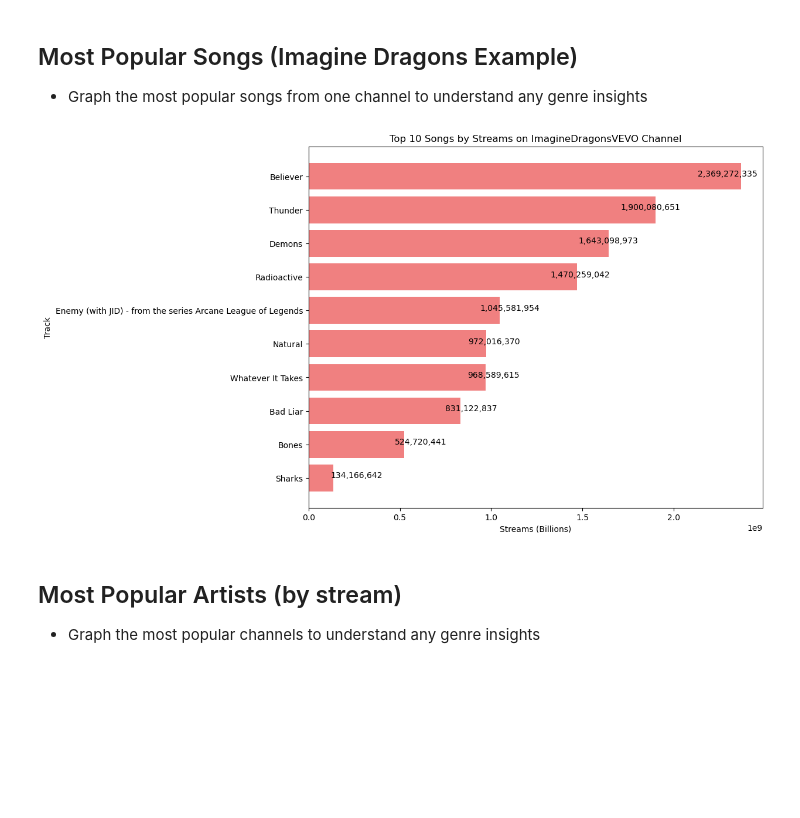
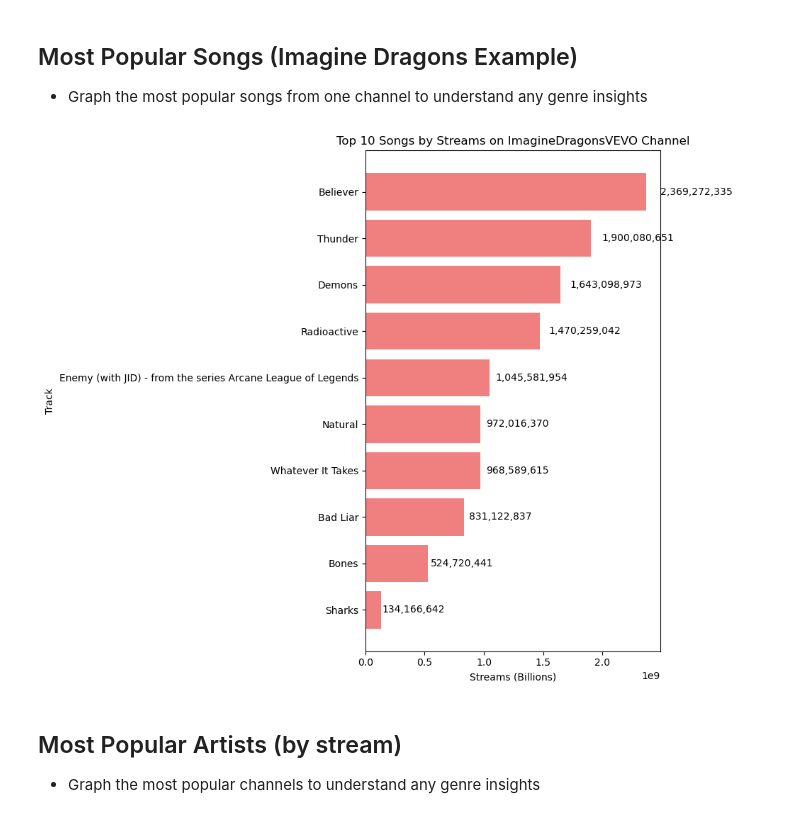
Before and after one commit to dparcon/Project_4_Group_2, a Jupyter notebook: spotify_youtube_song_analysis.ipynb, the cells around one changed output. Saved outputs shown, nothing was run; the diff lists cells and outputs as text; code cells hidden in the pictures; blank space fills up the shorter version.

```diff
--- a/spotify_youtube_song_analysis.ipynb
+++ b/spotify_youtube_song_analysis.ipynb
@@ -442,33 +463,41 @@ plt.show()
 # %%
 # Assuming 'aggregated_df' is your DataFrame containing 'channel', 'track', and 'stream' columns
 
 # Step 1: Find the most popular channel (by total streams)
 channel_streams = aggregated_df.groupby('channel')['stream'].sum().reset_index()
 popular_channel = channel_streams.sort_values(by='stream', ascending=False).iloc[5]['channel']
 
 # Step 2: Filter songs from the most popular channel
 songs_in_popular_channel = aggregated_df[aggregated_df['channel'] == popular_channel]
 
 # Step 3: Sort songs by streams and select top 10
 top_10_songs = songs_in_popular_channel[['track', 'stream']].drop_duplicates().sort_values(by='stream', ascending=False).head(10)
 
 # Step 4: Plot the bar chart
 plt.figure(figsize=(10, 8))
 plt.barh(top_10_songs['track'], top_10_songs['stream'], color='lightcoral')
-plt.xlabel('Streams (Billions)')  # Label showing units in billions
-plt.ylabel('YouTube Views (Billions)')  # Label showing units in billions
+plt.xlabel('Streams (Billions)')
 plt.ylabel('Track')
 plt.title(f'Top 10 Songs by Streams on {popular_channel} Channel')
 plt.gca().invert_yaxis()  # Invert y-axis so that the highest value is at the top
 
 # Add stream labels to each bar
 for index, value in enumerate(top_10_songs['stream']):
-    plt.text(value + -.1 * value, index, f"{value:,.0f}")#, va='center')
+    plt.text(value + 0.05 * value, index, f"{value:,.0f}", va='center')
 
-#plt.tight_layout()
+# Optimize layout
+plt.tight_layout()
+
+# Save the plot to the visualizations folder
+plt.savefig(f'visualizations/top_10_songs_{popular_channel}_channel.png', dpi=300, bbox_inches='tight')
+
+# Show the plot
 plt.show()
+
+# Close the figure to free up memory
+plt.close()
 # %% [output]
-[figure, old version]
+[figure, new version]
 # %% [markdown]
 ## Most Popular Artists (by stream)
 - Graph the most popular channels to understand any genre insights
```
Also changed, not shown: parts of 13 cells of this notebook, 13 other files.
